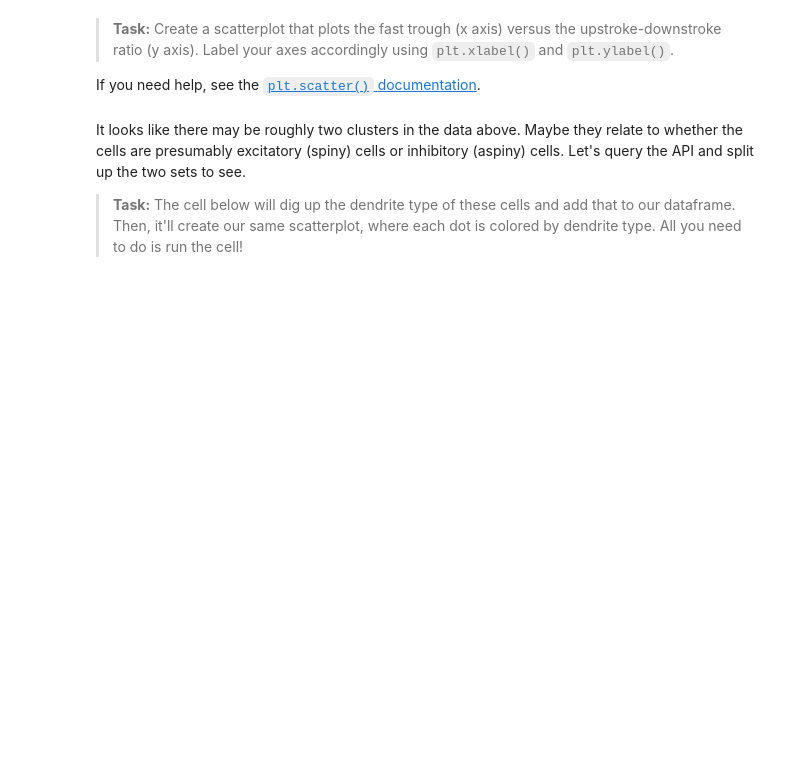
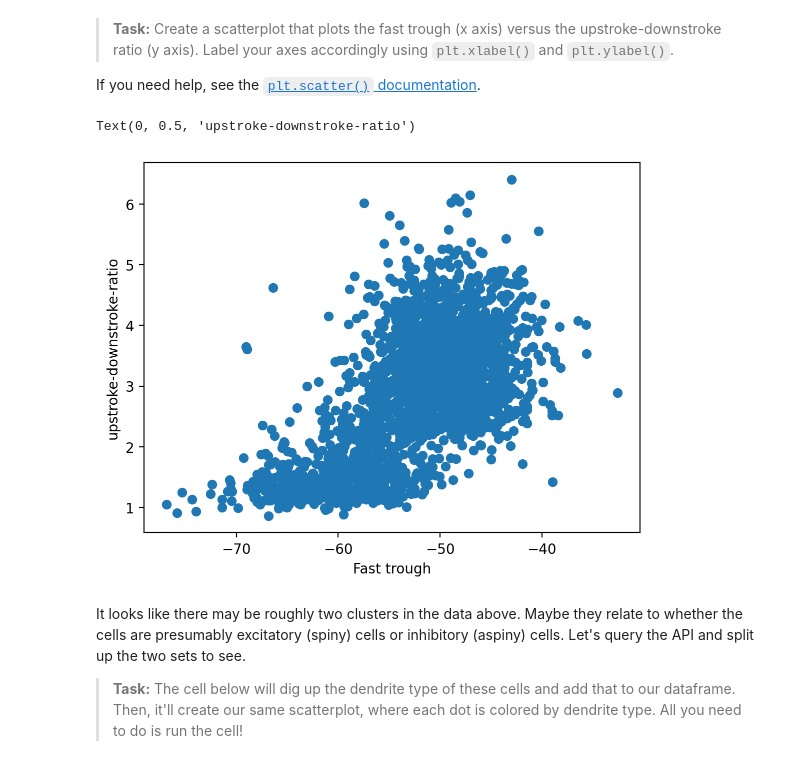
Before and after one commit to holliwood8/cogs138_notebooks, a Jupyter notebook: lecture_12/CellTypesNotebook-Coding.ipynb, the cells around one changed output. Cells and saved outputs as stored; diff of their text form; code cells hidden in the pictures; blank space fills up the shorter version.

```diff
--- a/lecture_12/CellTypesNotebook-Coding.ipynb
+++ b/lecture_12/CellTypesNotebook-Coding.ipynb
@@ -225,8 +253,8 @@ Above, we created a pandas dataframe of all of these features. Here, we'll assig
 
 ><b>Task:</b> Edit and run the cell below to store these columns into our two new variables.
 # %%
-fast_trough = ...
-upstroke_downstroke = ...
+fast_trough = dataframe['fast_trough_v_long_square']
+upstroke_downstroke = dataframe['upstroke_downstroke_ratio_long_square']
 # %% [markdown]
 ><b>Task:</b> Create a scatterplot that plots the fast trough (x axis) versus the upstroke-downstroke ratio (y axis). Label your axes accordingly using `plt.xlabel()` and `plt.ylabel()`.
 
@@ -236,3 +262,11 @@ If you need help, see the [`plt.scatter()` documentation](https://matplotlib.org
+# %%
+# Your scatterplot here
+plt.scatter(fast_trough, upstroke_downstroke);
+plt.xlabel('Fast trough')
+plt.ylabel('upstroke-downstroke-ratio')
+# %% [output]
+Text(0, 0.5, 'upstroke-downstroke-ratio')
+[figure, added]
 # %% [markdown]
 It looks like there may be roughly two clusters in the data above. Maybe they relate to whether the cells are presumably excitatory (spiny) cells or inhibitory (aspiny) cells. Let's query the API and split up the two sets to see.
 
```
Also changed, not shown: parts of 18 cells of this notebook, 11 other files.
